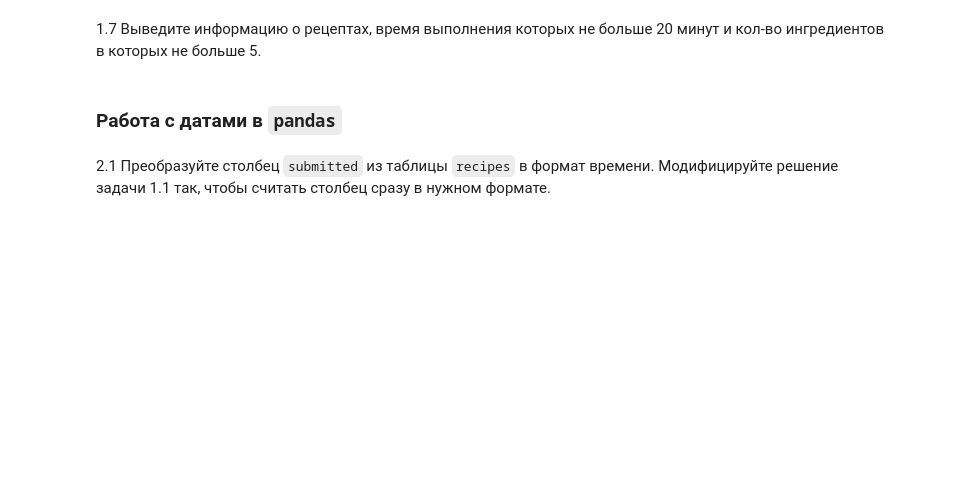
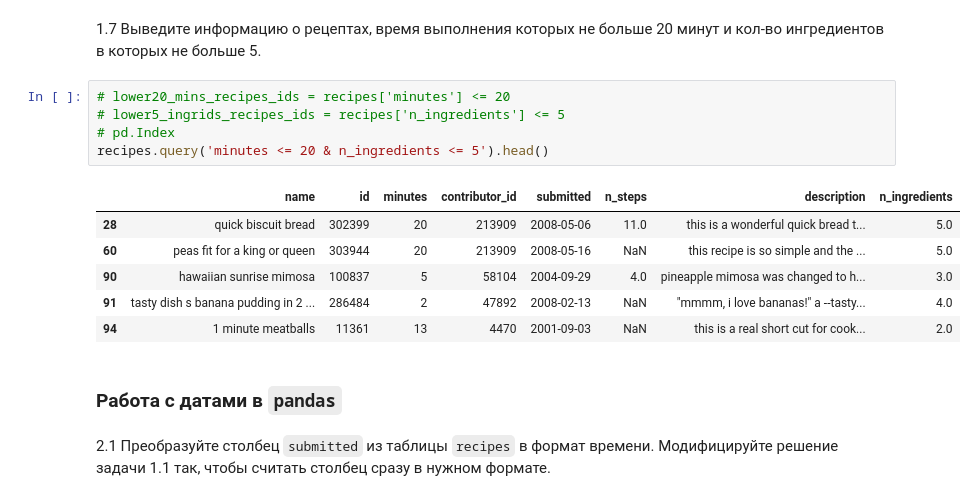
Before and after one commit to bobrotopor/AI, a Jupyter notebook: learn_ai_tools/hm_4/02_pandas_Фамилия_Имя_в2.ipynb, the cells around one changed output. Drawn from its saved outputs; the diff is of its cells as text; blank space fills up the shorter version.

```diff
--- a/learn_ai_tools/hm_4/02_pandas_Фамилия_Имя_в2.ipynb
+++ b/learn_ai_tools/hm_4/02_pandas_Фамилия_Имя_в2.ipynb
@@ -99,5 +207,17 @@ sp.merge(ticker_name,how='left',left_on='ticker',right_on='ticker').tail(3)
 # %% [markdown]
 1.7 Выведите информацию о рецептах, время выполнения которых не больше 20 минут и кол-во ингредиентов в которых не больше 5.
+# %%
+# lower20_mins_recipes_ids = recipes['minutes'] <= 20
+# lower5_ingrids_recipes_ids = recipes['n_ingredients'] <= 5
+# pd.Index
+recipes.query('minutes <= 20 & n_ingredients <= 5').head()
+# %% [output]
+|  | name | id | minutes | contributor_id | submitted | n_steps | description | n_ingredients |
+| 28 | quick biscuit bread | 302399 | 20 | 213909 | 2008-05-06 | 11.0 | this is a wonderful quick bread t... | 5.0 |
+| 60 | peas fit for a king or queen | 303944 | 20 | 213909 | 2008-05-16 | NaN | this recipe is so simple and the ... | 5.0 |
+| 90 | hawaiian sunrise mimosa | 100837 | 5 | 58104 | 2004-09-29 | 4.0 | pineapple mimosa was changed to h... | 3.0 |
+| 91 | tasty dish s banana pudding in 2 ... | 286484 | 2 | 47892 | 2008-02-13 | NaN | "mmmm, i love bananas!" a --tasty... | 4.0 |
+| 94 | 1 minute meatballs | 11361 | 13 | 4470 | 2001-09-03 | NaN | this is a real short cut for cook... | 2.0 |
 # %% [markdown]
 ### Работа с датами в `pandas`
 # %% [markdown]
```
Also changed, not shown: parts of 13 cells of this notebook.
